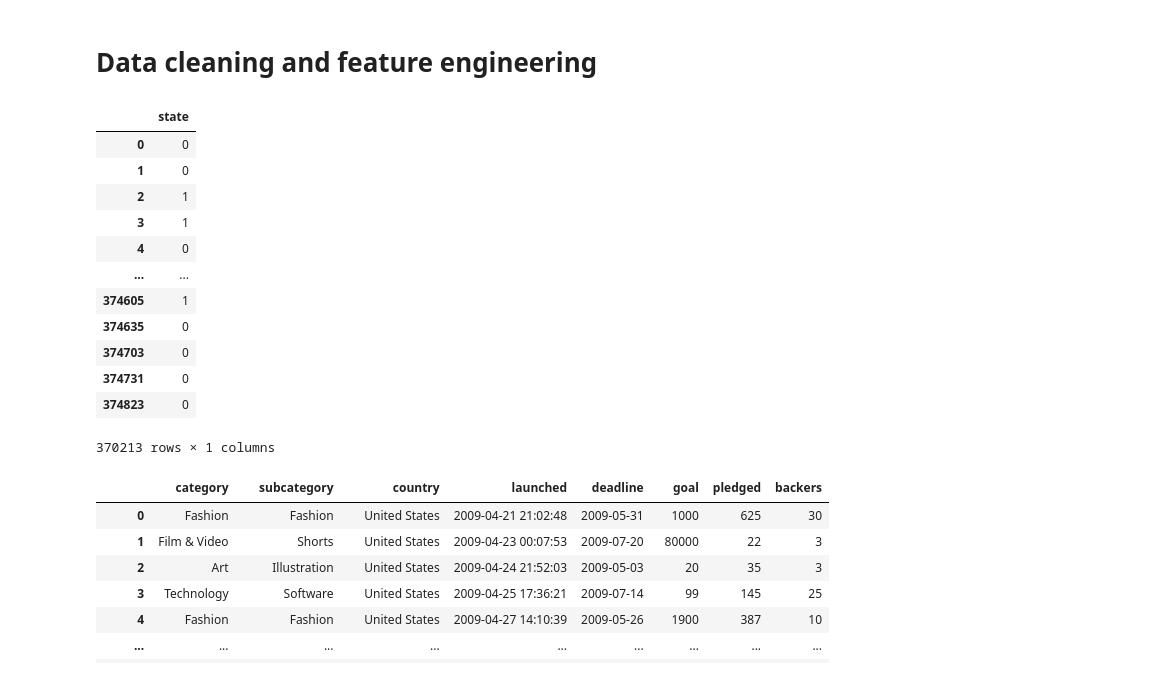
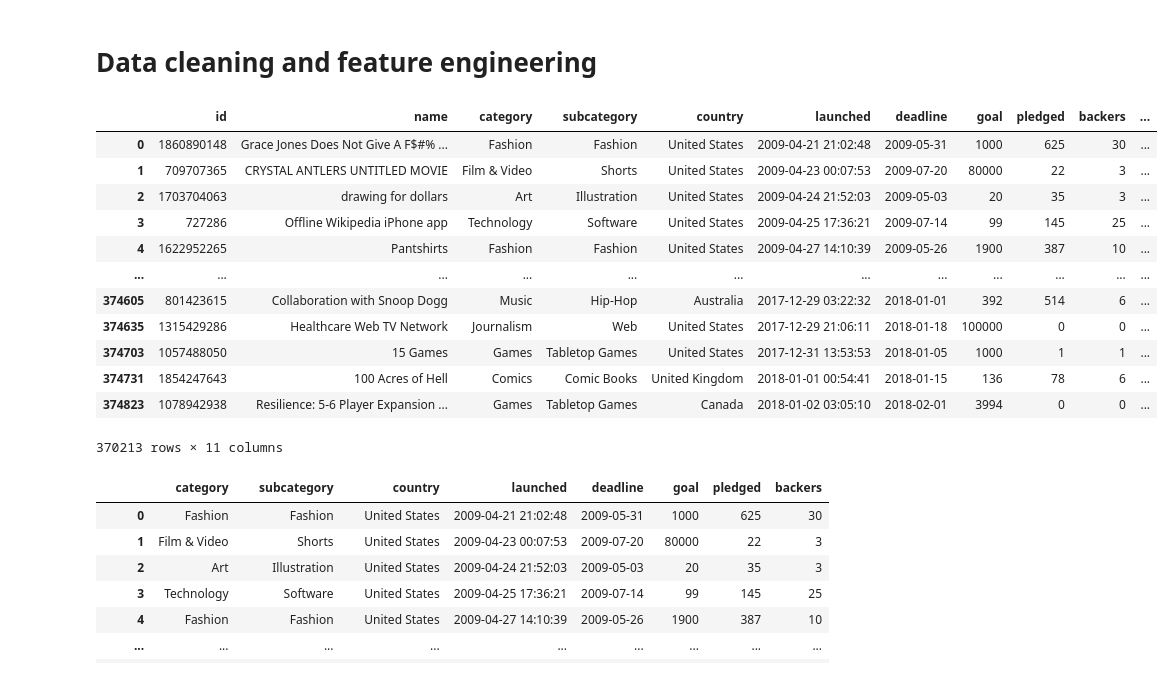
Before and after one commit to EmnaZayaniEsprit/ds-ml-project-template, a Jupyter notebook: EDA-and-modeling.ipynb, the cells around one changed output. Saved outputs shown, nothing was run; the diff lists cells and outputs as text; code cells hidden in the pictures.

```diff
--- a/EDA-and-modeling.ipynb
+++ b/EDA-and-modeling.ipynb
@@ -46,25 +46,25 @@ None
 # %%
 # remove 'live' and 'suspended' from the target variable
 X = df.query("state != 'Live' and state != 'Suspended'")
 #X['state'].map({'Successful': 1, 'Failed': 0, 'Canceled':0})
 y = pd.DataFrame( columns=['state'],data=X)
 y['state'] = y['state'].map({'Successful': 1, 'Failed': 0, 'Canceled':0})
 y.reindex()
-y
+X
 # %% [output]
-|  | state |
-| 0 | 0 |
-| 1 | 0 |
-| 2 | 1 |
-| 3 | 1 |
-| 4 | 0 |
-| ... | ... |
-| 374605 | 1 |
-| 374635 | 0 |
-| 374703 | 0 |
-| 374731 | 0 |
-| 374823 | 0 |
+|  | id | name | category | subcategory | country | launched | deadline | goal | pledged | backers | ... |
+| 0 | 1860890148 | Grace Jones Does Not Give A F$#% ... | Fashion | Fashion | United States | 2009-04-21 21:02:48 | 2009-05-31 | 1000 | 625 | 30 | ... |
+| 1 | 709707365 | CRYSTAL ANTLERS UNTITLED MOVIE | Film & Video | Shorts | United States | 2009-04-23 00:07:53 | 2009-07-20 | 80000 | 22 | 3 | ... |
+| 2 | 1703704063 | drawing for dollars | Art | Illustration | United States | 2009-04-24 21:52:03 | 2009-05-03 | 20 | 35 | 3 | ... |
+| 3 | 727286 | Offline Wikipedia iPhone app | Technology | Software | United States | 2009-04-25 17:36:21 | 2009-07-14 | 99 | 145 | 25 | ... |
+| 4 | 1622952265 | Pantshirts | Fashion | Fashion | United States | 2009-04-27 14:10:39 | 2009-05-26 | 1900 | 387 | 10 | ... |
+| ... | ... | ... | ... | ... | ... | ... | ... | ... | ... | ... | ... |
+| 374605 | 801423615 | Collaboration with Snoop Dogg | Music | Hip-Hop | Australia | 2017-12-29 03:22:32 | 2018-01-01 | 392 | 514 | 6 | ... |
+| 374635 | 1315429286 | Healthcare Web TV Network | Journalism | Web | United States | 2017-12-29 21:06:11 | 2018-01-18 | 100000 | 0 | 0 | ... |
+| 374703 | 1057488050 | 15 Games | Games | Tabletop Games | United States | 2017-12-31 13:53:53 | 2018-01-05 | 1000 | 1 | 1 | ... |
+| 374731 | 1854247643 | 100 Acres of Hell | Comics | Comic Books | United Kingdom | 2018-01-01 00:54:41 | 2018-01-15 | 136 | 78 | 6 | ... |
+| 374823 | 1078942938 | Resilience: 5-6 Player Expansion ... | Games | Tabletop Games | Canada | 2018-01-02 03:05:10 | 2018-02-01 | 3994 | 0 | 0 | ... |
-370213 rows × 1 columns
+370213 rows × 11 columns
 # %%
 X.drop(columns=['state', 'name', 'id'], inplace=True)
 X.reindex()
```
Also changed, not shown: parts of 31 cells of this notebook.
